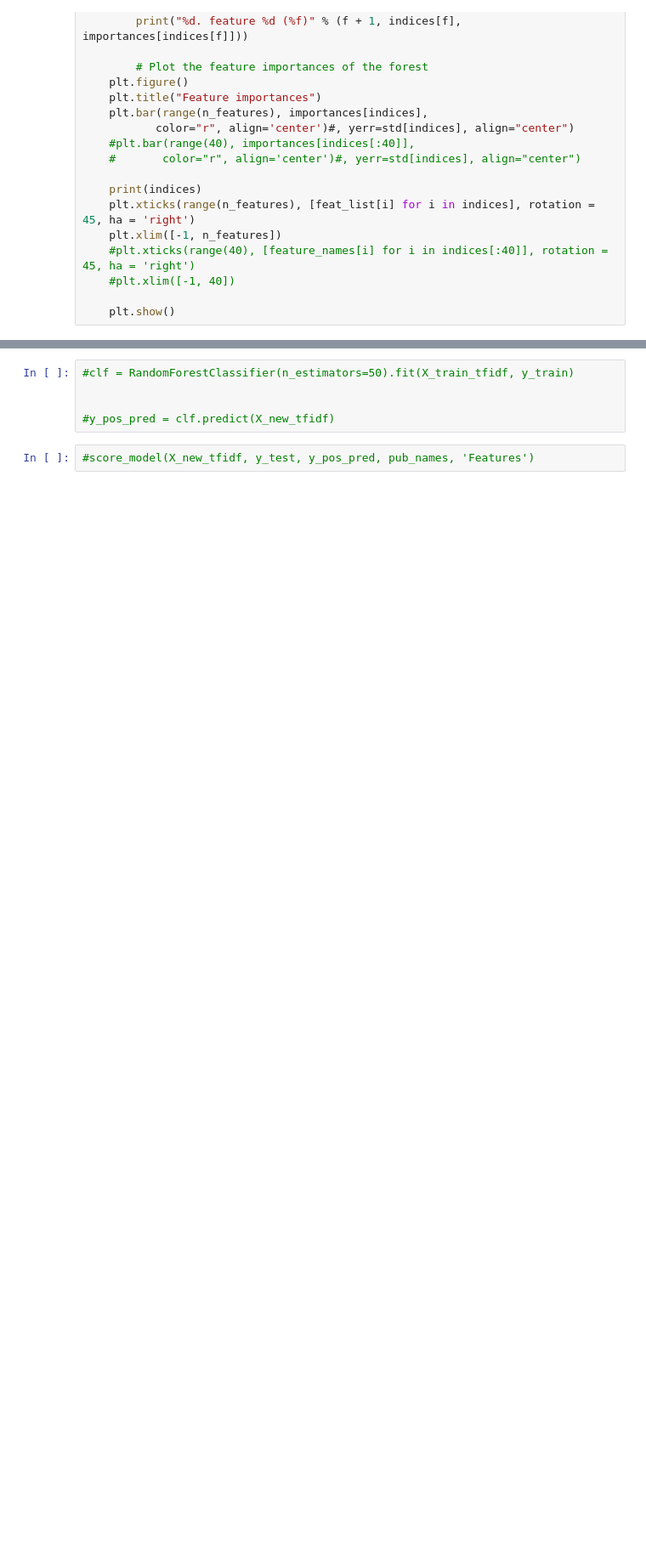
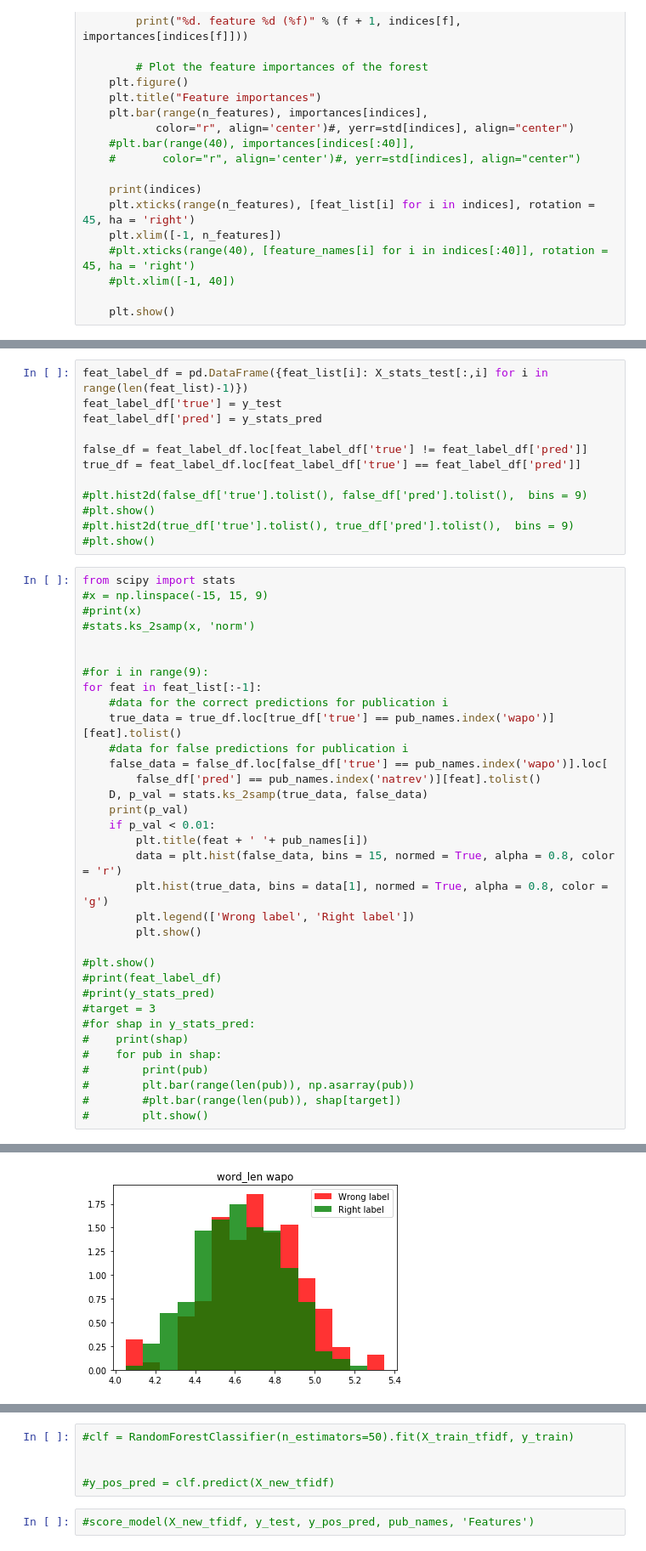
Before and after one commit to jwymbs23/insight, a Jupyter notebook: classify.ipynb, the cells around one changed output, grey strips where cells are left out. Shown: that part at 85% size. Drawn from its saved outputs; the diff is of its cells as text; blank space fills up the shorter version.

```diff
--- a/classify.ipynb
+++ b/classify.ipynb
@@ -364,0 +464,47 @@ y_stats_pred = stats_pipeline.predict(X_stats_test)
+# %%
+feat_label_df = pd.DataFrame({feat_list[i]: X_stats_test[:,i] for i in range(len(feat_list)-1)})
+feat_label_df['true'] = y_test
+feat_label_df['pred'] = y_stats_pred
+
+false_df = feat_label_df.loc[feat_label_df['true'] != feat_label_df['pred']]
+true_df = feat_label_df.loc[feat_label_df['true'] == feat_label_df['pred']]
+
+#plt.hist2d(false_df['true'].tolist(), false_df['pred'].tolist(),  bins = 9)
+#plt.show()
+#plt.hist2d(true_df['true'].tolist(), true_df['pred'].tolist(),  bins = 9)
+#plt.show()
+# %%
+from scipy import stats
+#x = np.linspace(-15, 15, 9)
+#print(x)
+#stats.ks_2samp(x, 'norm')
+
+
+#for i in range(9):
+for feat in feat_list[:-1]:
+    #data for the correct predictions for publication i
+    true_data = true_df.loc[true_df['true'] == pub_names.index('wapo')][feat].tolist()
+    #data for false predictions for publication i
+    false_data = false_df.loc[false_df['true'] == pub_names.index('wapo')].loc[
+        false_df['pred'] == pub_names.index('natrev')][feat].tolist()
+    D, p_val = stats.ks_2samp(true_data, false_data)
+    print(p_val)
+    if p_val < 0.01:
+        plt.title(feat + ' '+ pub_names[i])
+        data = plt.hist(false_data, bins = 15, normed = True, alpha = 0.8, color = 'r')
+        plt.hist(true_data, bins = data[1], normed = True, alpha = 0.8, color = 'g')
+        plt.legend(['Wrong label', 'Right label'])
+        plt.show()
+
+#plt.show()
+#print(feat_label_df)
+#print(y_stats_pred)
+#target = 3
+#for shap in y_stats_pred:
+#    print(shap)
+#    for pub in shap:
+#        print(pub)
+#        plt.bar(range(len(pub)), np.asarray(pub))
+#        #plt.bar(range(len(pub)), shap[target])
+#        plt.show()
+# %% [output]
@@ -364,0 +513 @@ y_stats_pred = stats_pipeline.predict(X_stats_test)
+[figure, added]
```
Also changed, not shown: parts of 30 cells of this notebook, 12 other files.
